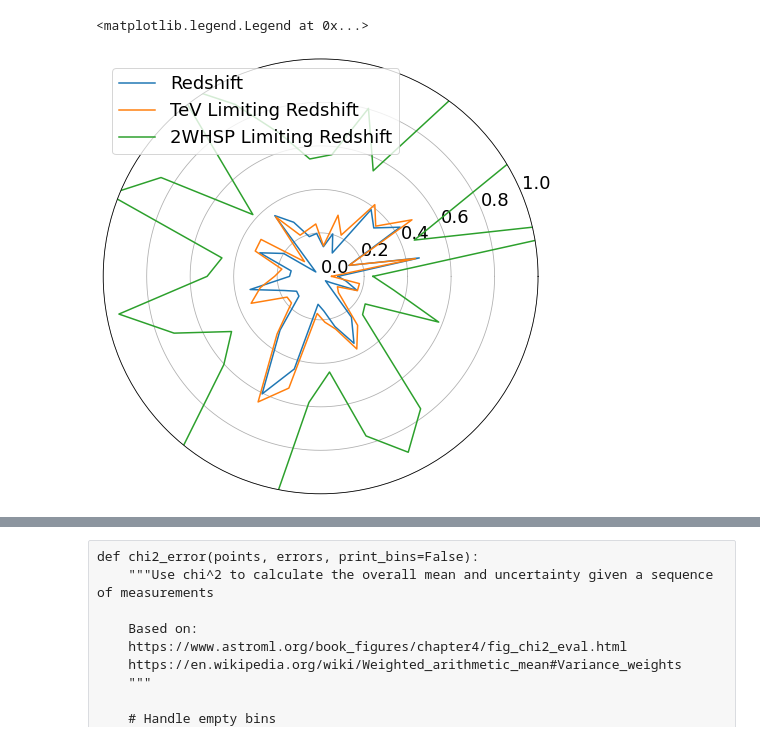
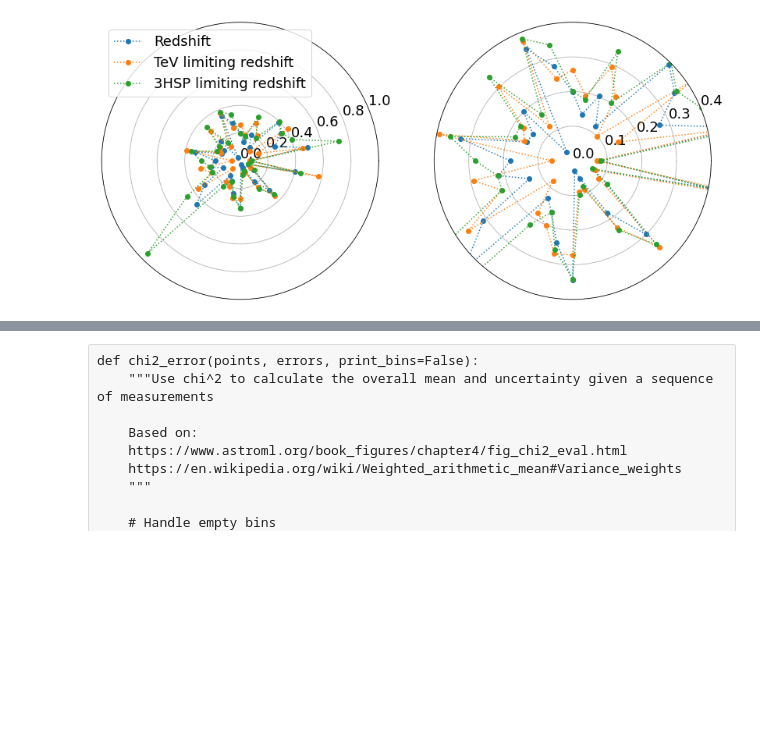
Before and after one commit to aribrill/lf-simulation, a Jupyter notebook: LF_calculation.ipynb, the cells around one changed output, grey strips where cells are left out. Cells and saved outputs as stored; diff of their text form; code cells hidden in the pictures; blank space fills up the shorter version.

```diff
--- a/LF_calculation.ipynb
+++ b/LF_calculation.ipynb
@@ -154,6 +166,6 @@ plt.legend()
 # %%
 # Read in our data and join in to the selected 2WHSP sources
-vts_data = pd.read_csv("LF_blazar_data.csv")
+vts_data = pd.read_csv("LF_blazar_data_3hsp.csv")
 raw_data = vts_data.join(whsp[cut_mask].set_index('name'), on='whsp_name', how='inner')
 
 # Olivier calculated an average Mrk 501 flux of 23% Crab (it's listed as "variable" in TeVCat)
@@ -414,6 +426,7 @@ def process_veritas_data(raw_data, dataset, seed=None):
     archival_exposure = raw_data.archival_hours.to_numpy()*usable_archival_frac*u.hr
     exposure = archival_exposure + datasets[dataset]
     flux, exposure = simulate_veritas_observing(flux, exposure, dataset, e_min, seed)
+    print("Total archival exposure: {:.05}".format(np.sum(archival_exposure)))
     print("Total LF exposure: {:.05}".format(np.sum(exposure - archival_exposure)))
 
     inputs = {
@@ -424,7 +437,7 @@ def process_veritas_data(raw_data, dataset, seed=None):
                   "Spectral Index"),
         'z': (simulate_redshift(raw_data.z.to_numpy()), u.dimensionless_unscaled, "Redshift"),
         'exposure': (exposure.value, exposure.unit, "Exposure\n[hr]"),
-        'fom': (raw_data.figure_of_merit.to_numpy(), u.dimensionless_unscaled, "2WHSP Figure of Merit"),
+        'fom': (raw_data.figure_of_merit.to_numpy(), u.dimensionless_unscaled, "3HSP Figure of Merit"),
     }
 
     mask = (inputs['flux'][0] > 0) & (inputs['z'][0] > 0)
@@ -449,17 +462,16 @@ def calculate_luminosity(processed_data, processed_units, processed_labels):
     e_max = u.TeV/(3*value('z')) # Estimate e_max using as inversely scaled with redshift
     spectrum, bin_edges = get_spectrum(value('flux'), value('index'), e_min=e_min, e_max=e_max,
                                        e_start=e_start, e_stop=e_stop, num_bins=num_bins)
+    alpha = value('index') - 1
 
     outputs = {
         'whsp_luminosity': (eflux_to_luminosity(value('whsp_flux'), synchrotron_peak_index, value('z')),
                             "Synchrotron Luminosity\n[erg s$^{-1}$]"),
         'tev_eflux': (spectrum_to_eflux(spectrum, bin_edges, value('z'), deabsorb=False),
                       "TeV Energy Flux\n[erg cm$^{-2}$ s$^{-1}$]"),
-        'obs_luminosity': (spectrum_to_luminosity(spectrum, bin_edges, value('index'), value('z'),
-                                                      deabsorb=False),
+        'obs_luminosity': (spectrum_to_luminosity(spectrum, bin_edges, alpha, value('z'), deabsorb=False),
                                "TeV Observed Luminosity\n[erg s$^{-1}$]"),
-        'deabs_luminosity': (spectrum_to_luminosity(spectrum, bin_edges, value('index'), value('z'),
-                                                        deabsorb=True),
+        'deabs_luminosity': (spectrum_to_luminosity(spectrum, bin_edges, alpha, value('z'), deabsorb=True),
                                  "TeV Deabsorbed Luminosity\n[erg s$^{-1}$]")
     }
 
@@ -484,7 +496,7 @@ def generate_data(raw_data, dataset, seed=None):
 # %%
 # dataset = 'archival', year1', 'legacy', or 'legacy-plus'
 np.random.seed(0)
-data, labels, value = generate_data(raw_data, dataset='year1')
+data, labels, value = generate_data(raw_data, dataset='legacy-plus')
 
 for key in ['obs_luminosity', 'deabs_luminosity', 'z']:
     print("Min/max {}: {:.04}, {:.04}".format(key, np.min(value(key)), np.max(value(key))))
@@ -505,7 +517,11 @@ for ax, (key, arr), label in zip(axes.ravel(), data.iteritems(), labels.values()
     ax.hist(arr, bins=bins)
     if key in ['whsp_luminosity', 'obs_luminosity', 'deabs_luminosity']:
         ax.set_xlim(1e43, 1e48)
+    if key == 'fom':
+        ax.set_xlim(1, 100)
     ax.set_ylim(0, 25)
     ax.set_xlabel(label)
 plt.subplots_adjust(hspace=0.5)
+plt.savefig('dataset_distributions.png', bbox_inches='tight')
+plt.savefig('dataset_distributions.pdf', bbox_inches='tight')
 # %% [output]
@@ -563,25 +580,30 @@ def calculate_limiting_redshifts(value, min_nu_f_nu=min_nu_f_nu, synchrotron_pea
 
     zs = {
         "Redshift": value('z'),
-        "TeV Limiting Redshift": limiting_tev_z,
-        "2WHSP Limiting Redshift": limiting_whsp_z
+        "TeV limiting redshift": limiting_tev_z,
+        "3HSP limiting redshift": limiting_whsp_z
     }
 
     min_z = np.minimum(limiting_whsp_z, limiting_tev_z)
-    detected = value('z') < min_z
+    detected = value('z') <= min_z
     print("{}/{} sources detected.".format(sum(detected), len(min_z)))
 
     return zs, min_z, detected
 
 zs, min_z, detected = calculate_limiting_redshifts(value)
 
-ax = plt.subplot(111, polar=True)
-for label, arr in zs.items():
-    print("{}: {}".format(label, arr))
-    polar_x = (2*np.pi / arr.size)*np.arange(arr.size + 1)
-    ax.plot(polar_x, np.append(arr, arr[0]), label=label)
-ax.set_xticks([])
-ax.set_yticks(np.arange(0, 1.1, step=0.2))
-ax.set_ylim((0, 1.0))
-ax.legend()
+fig, axes = plt.subplots(1, 2, subplot_kw={'projection': 'polar'})
+for ax in axes:
+    for label, arr in zs.items():
+        print("{}: {}".format(label, arr))
+        polar_x = (2*np.pi / arr.size)*np.arange(arr.size + 1)
+        ax.plot(polar_x, np.append(arr, arr[0]), linestyle=':', marker='o', label=label)
+        ax.set_xticks([])
+axes[0].set_ylim((0, 1.0))
+axes[0].set_yticks(np.arange(0, 1.1, step=0.2))
+axes[1].set_ylim((0, 0.4))
+axes[1].set_yticks(np.arange(0, 0.5, step=0.1))
+axes[0].legend(loc='upper left')
+plt.savefig('limiting_z.png', bbox_inches='tight')
+plt.savefig('limiting_z.pdf', bbox_inches='tight')
 # %% [output]
@@ -607,5 +627,4 @@ TeV Limiting Redshift: [0.05040323 0.44354839 0.14112903 0.49395161 0.34274194 0
-<matplotlib.legend.Legend at 0x...>
-[figure, old version]
+[figure, new version]
 # %%
 # Define LF functional forms to test different models, following a simplified version of Ajello et al. (2014)
 # The following simplifications are made:
```
Also changed, not shown: parts of 31 cells of this notebook, 3 other files.
